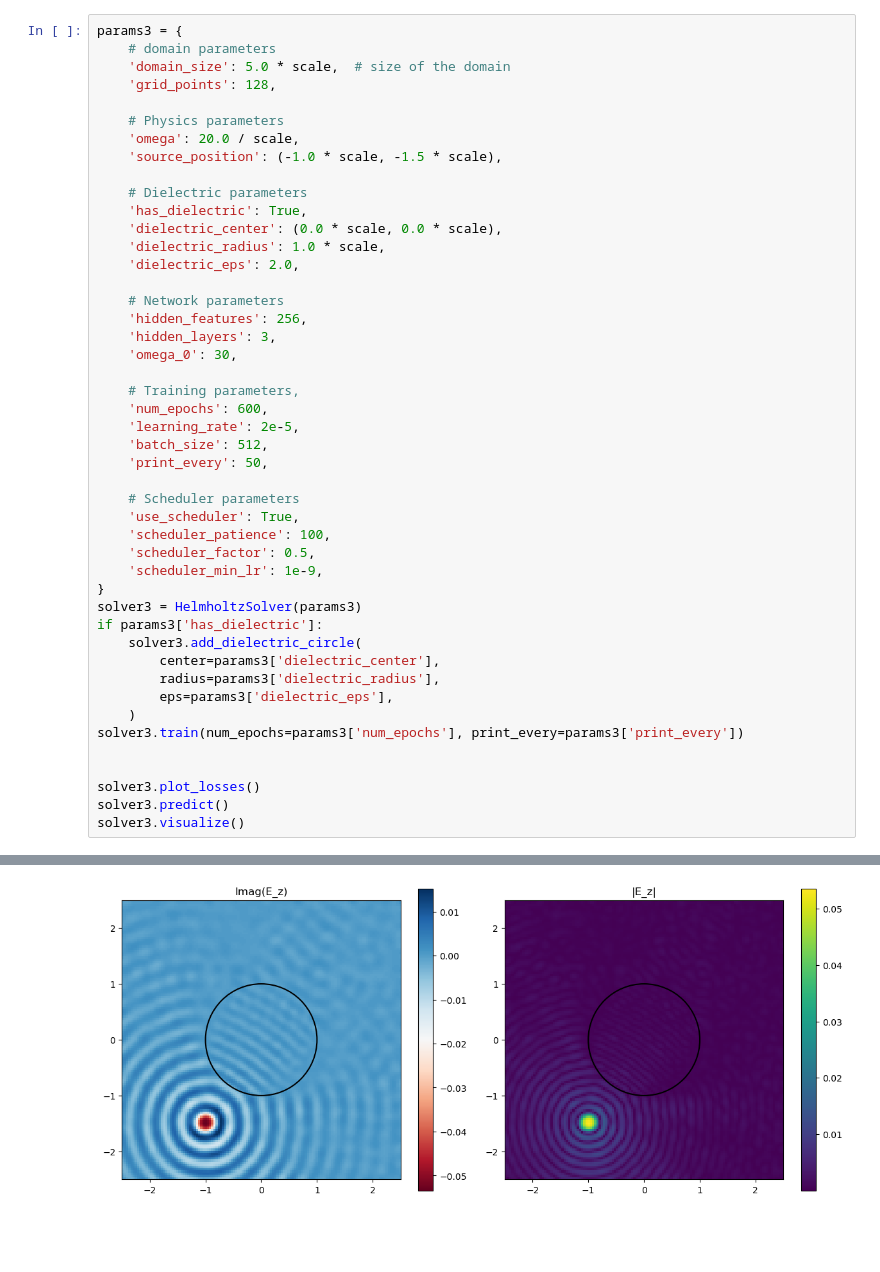
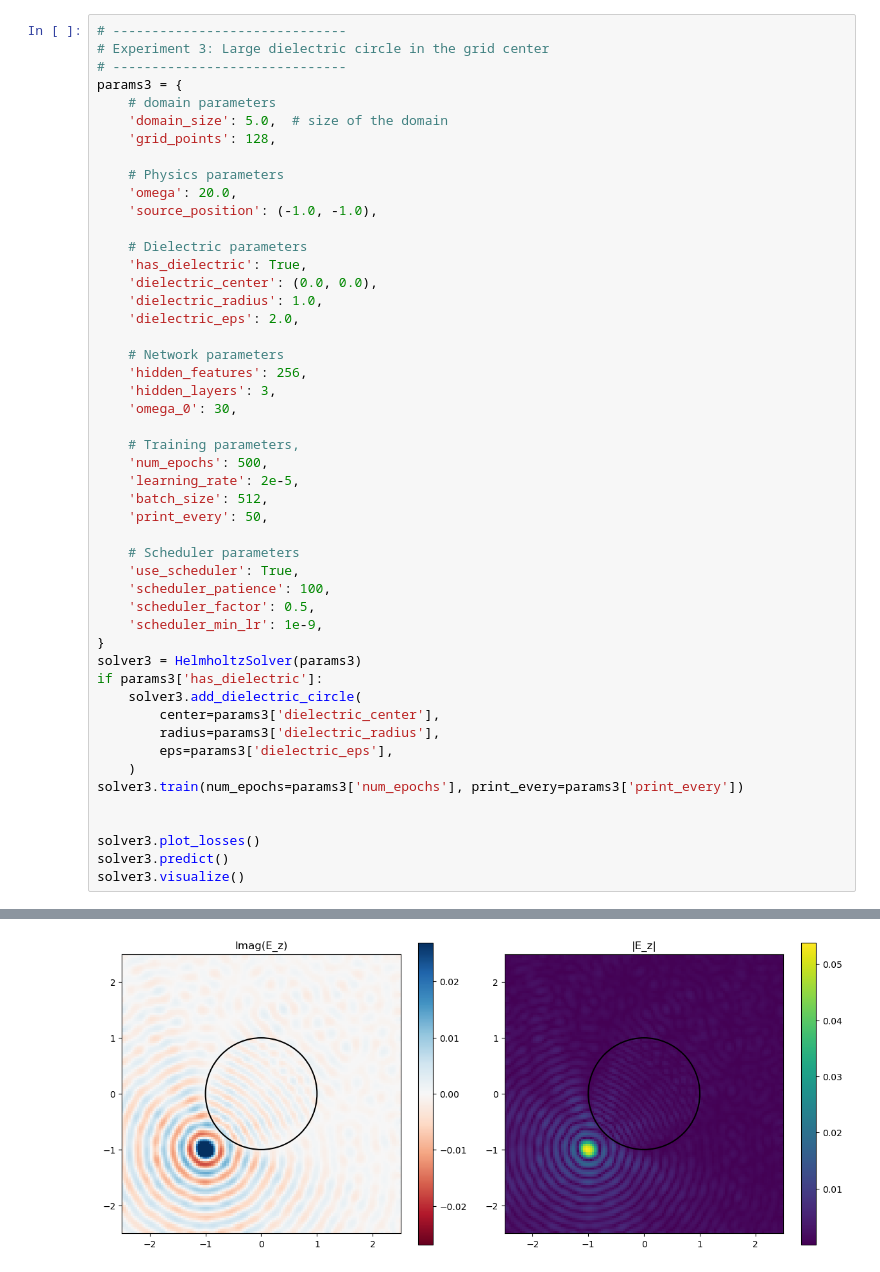
Before and after one commit to xdshiro/Turbulence, a Jupyter notebook: Interviews/KronosAI/problem 1.ipynb, the cells around one changed output, grey strips where cells are left out. Drawn from its saved outputs; the diff is of its cells as text; blank space fills up the shorter version.

```diff
--- a/Interviews/KronosAI/problem 1.ipynb
+++ b/Interviews/KronosAI/problem 1.ipynb
@@ -553,17 +783,20 @@ solver2.visualize()
 # %%
+# ------------------------------
+# Experiment 3: Large dielectric circle in the grid center
+# ------------------------------
 params3 = {
     # domain parameters
-    'domain_size': 5.0 * scale,  # size of the domain
+    'domain_size': 5.0,  # size of the domain
     'grid_points': 128,
 
     # Physics parameters
-    'omega': 20.0 / scale,
-    'source_position': (-1.0 * scale, -1.5 * scale),
+    'omega': 20.0,
+    'source_position': (-1.0, -1.0),
 
     # Dielectric parameters
     'has_dielectric': True,
-    'dielectric_center': (0.0 * scale, 0.0 * scale),
-    'dielectric_radius': 1.0 * scale,
+    'dielectric_center': (0.0, 0.0),
+    'dielectric_radius': 1.0,
     'dielectric_eps': 2.0,
 
     # Network parameters
@@ -572,7 +805,7 @@ params3 = {
     'omega_0': 30,
 
     # Training parameters,
-    'num_epochs': 600,
+    'num_epochs': 500,
     'learning_rate': 2e-5,
     'batch_size': 512,
     'print_every': 50,
@@ -613 +844 @@ Epoch 600 Loss: 0.22606787941185758, physic loss: 0.22570440854178742, bc loss:
-[figure, old version]
+[figure, new version]
```
Also changed, not shown: parts of 22 cells of this notebook, 12 other files.
